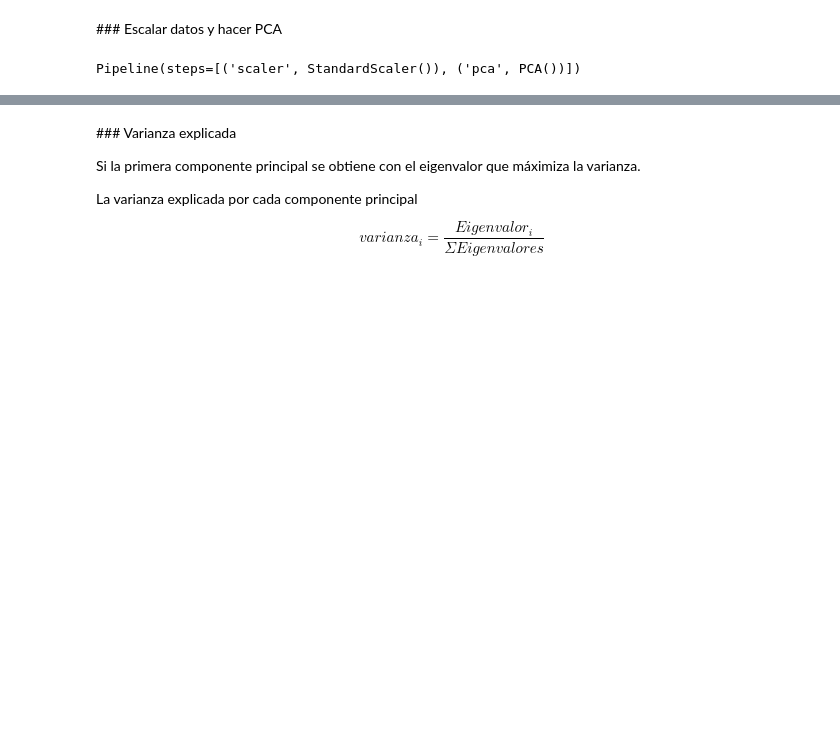
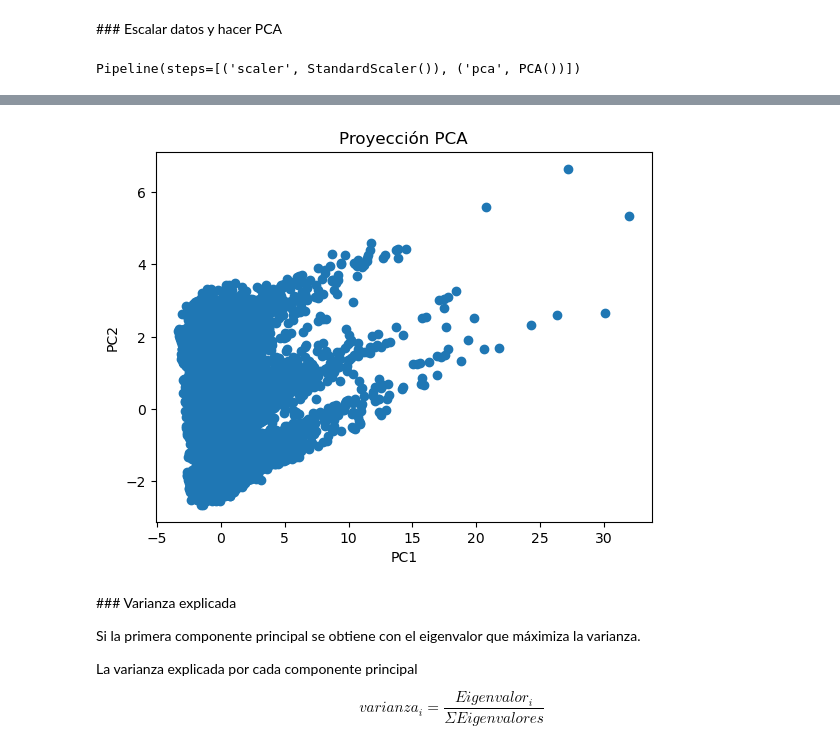
Before and after one commit to zayo1511/LabAprEst, a Jupyter notebook: Parcial4/pca_aplicacion_sin_resolver.ipynb, the cells around one changed output, grey strips where cells are left out. Cells and saved outputs as stored; diff of their text form; code cells hidden in the pictures; blank space fills up the shorter version.

```diff
--- a/Parcial4/pca_aplicacion_sin_resolver.ipynb
+++ b/Parcial4/pca_aplicacion_sin_resolver.ipynb
@@ -52,4 +52,12 @@ x_componentes
 20640 rows × 13 columns
+# %%
+plt.scatter(x_componentes['PC1'], x_componentes['PC2'])
+plt.xlabel('PC1')
+plt.ylabel('PC2')
+plt.title('Proyección PCA')
+plt.show()
+# %% [output]
+[figure, added]
 # %% [markdown]
 ### Varianza explicada
 
```
Also changed, not shown: parts of 8 cells of this notebook.
